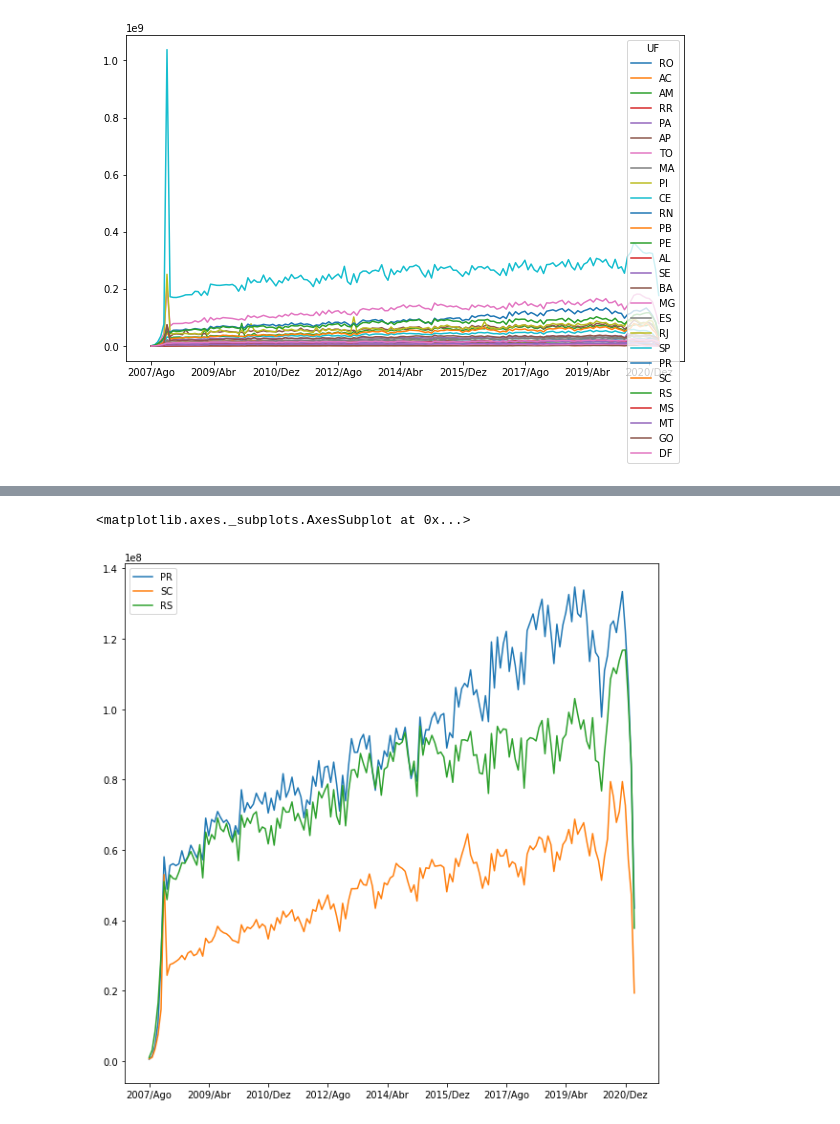
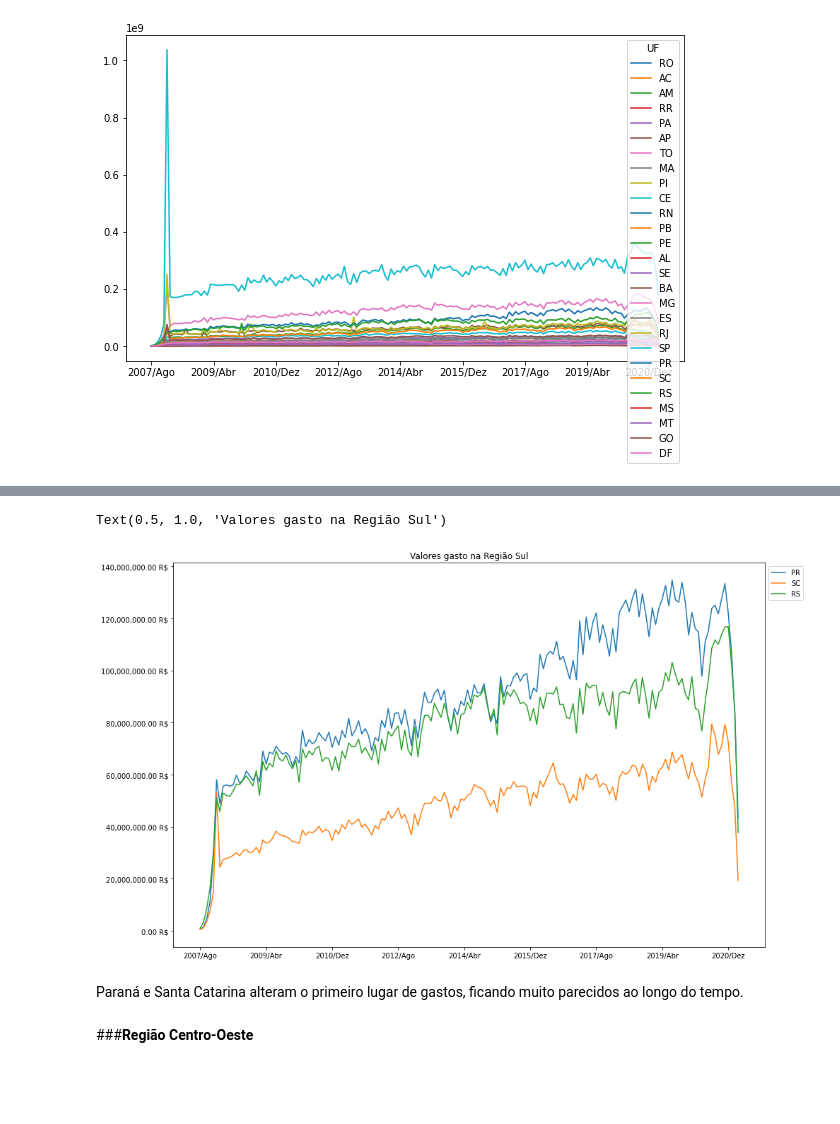
Before and after one commit to Naandes/Dados-Financeiros-do-Sus, a Jupyter notebook: modulo_1/aula_1/Outros_dados.ipynb, the cells around one changed output, grey strips where cells are left out. Cells and saved outputs as stored; diff of their text form; code cells hidden in the pictures; blank space fills up the shorter version.

```diff
--- a/modulo_1/aula_1/Outros_dados.ipynb
+++ b/modulo_1/aula_1/Outros_dados.ipynb
@@ -250,12 +275,19 @@ usaveis[16:20].T.plot(figsize = (10,10))
 # %%
 media_sul = pd.DataFrame(usaveis[20:23].mean())
 media_sul = media_sul.T
 usaveis = pd.concat([usaveis, media_sul])
 usaveis = usaveis.rename(index={0: 'Media_Sul'})
-usaveis[20:23].T.plot(figsize = (10,10))
+ax = usaveis[20:23].T.plot(figsize = (15,10))
+ax.yaxis.set_major_formatter(ticker.StrMethodFormatter("{x:,.2f}" + " R$"))
+plt.legend(bbox_to_anchor=(1,1))
+plt.title("Valores gasto na Região Sul")
 # %% [output]
-<matplotlib.axes._subplots.AxesSubplot at 0x...>
+Text(0.5, 1.0, 'Valores gasto na Região Sul')
-[figure, old version]
+[figure, new version]
+# %% [markdown]
+Paraná e Santa Catarina alteram o primeiro lugar de gastos, ficando muito parecidos ao longo do tempo.
+# %% [markdown]
+###**Região Centro-Oeste**
 # %%
 media_centro_oeste = pd.DataFrame(usaveis[23:27].mean())
 media_centro_oeste = media_centro_oeste.T
```
Also changed, not shown: parts of 18 cells of this notebook.
